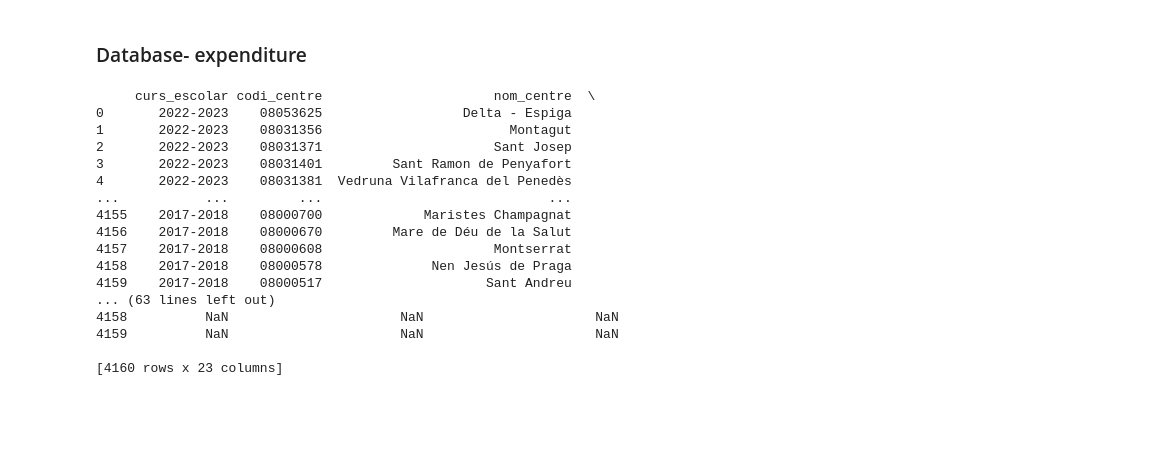
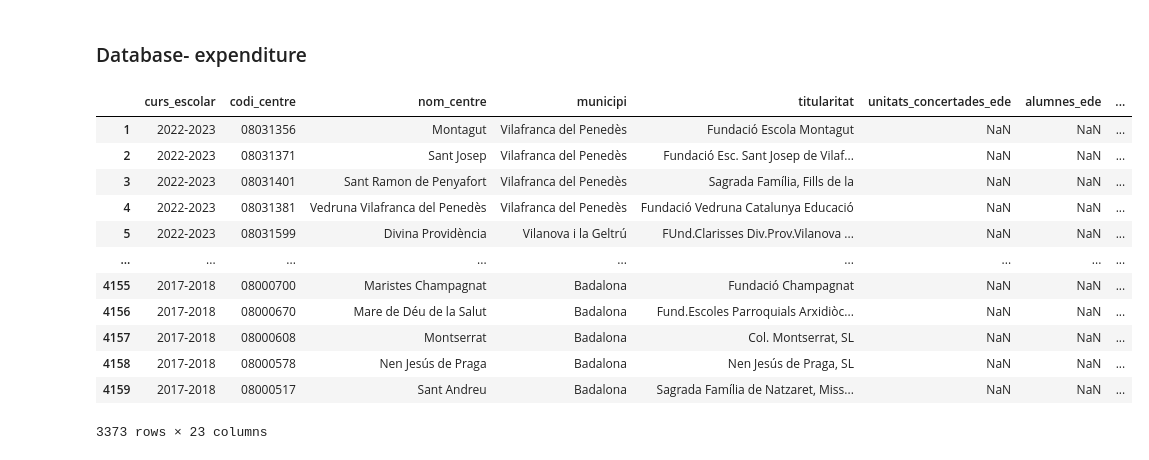
Before and after one commit to edejuan2002/avdm_Competecies, a Jupyter notebook: Eduardo/private_public.ipynb, the cells around one changed output. Drawn from its saved outputs; the diff is of its cells as text; code cells hidden in the pictures; blank space fills up the shorter version.

```diff
--- a/Eduardo/private_public.ipynb
+++ b/Eduardo/private_public.ipynb
@@ -131,25 +126,24 @@ client = Socrata("analisi.transparenciacatalunya.cat", "LvvKUfbMJLH9IdgS7C4hXbey
 results = client.get("8spq-9nx7",limit=10000)
 
 # Convert to pandas DataFrame
-Gastos = pd.DataFrame.from_records(results)
+gastos = pd.DataFrame.from_records(results)
 
 # Display the DataFrame
 #print(Gastos)
-# %% [output]
-     curs_escolar codi_centre                      nom_centre  \
-0       2022-2023    08053625                  Delta - Espiga
-1       2022-2023    08031356                        Montagut
-2       2022-2023    08031371                      Sant Josep
-3       2022-2023    08031401         Sant Ramon de Penyafort
-4       2022-2023    08031381  Vedruna Vilafranca del Penedès
-...           ...         ...                             ...
-4155    2017-2018    08000700             Maristes Champagnat
-4156    2017-2018    08000670         Mare de Déu de la Salut
-4157    2017-2018    08000608                      Montserrat
-4158    2017-2018    08000578              Nen Jesús de Praga
-4159    2017-2018    08000517                     Sant Andreu
-... (63 lines left out)
-4158          NaN                      NaN                      NaN
-4159          NaN                      NaN                      NaN
-
-[4160 rows x 23 columns]
+# %%
+gprim= gastos.dropna(subset=['unitats_concertades_pri'])
+gprim
+# %% [output]
+|  | curs_escolar | codi_centre | nom_centre | municipi | titularitat | unitats_concertades_ede | alumnes_ede | ... |
+| 1 | 2022-2023 | 08031356 | Montagut | Vilafranca del Penedès | Fundació Escola Montagut | NaN | NaN | ... |
+| 2 | 2022-2023 | 08031371 | Sant Josep | Vilafranca del Penedès | Fundació Esc. Sant Josep de Vilaf... | NaN | NaN | ... |
+| 3 | 2022-2023 | 08031401 | Sant Ramon de Penyafort | Vilafranca del Penedès | Sagrada Família, Fills de la | NaN | NaN | ... |
+| 4 | 2022-2023 | 08031381 | Vedruna Vilafranca del Penedès | Vilafranca del Penedès | Fundació Vedruna Catalunya Educació | NaN | NaN | ... |
+| 5 | 2022-2023 | 08031599 | Divina Providència | Vilanova i la Geltrú | FUnd.Clarisses Div.Prov.Vilanova ... | NaN | NaN | ... |
+| ... | ... | ... | ... | ... | ... | ... | ... | ... |
+| 4155 | 2017-2018 | 08000700 | Maristes Champagnat | Badalona | Fundació Champagnat | NaN | NaN | ... |
+| 4156 | 2017-2018 | 08000670 | Mare de Déu de la Salut | Badalona | Fund.Escoles Parroquials Arxidiòc... | NaN | NaN | ... |
+| 4157 | 2017-2018 | 08000608 | Montserrat | Badalona | Col. Montserrat, SL | NaN | NaN | ... |
+| 4158 | 2017-2018 | 08000578 | Nen Jesús de Praga | Badalona | Nen Jesús de Praga, SL | NaN | NaN | ... |
+| 4159 | 2017-2018 | 08000517 | Sant Andreu | Badalona | Sagrada Família de Natzaret, Miss... | NaN | NaN | ... |
+3373 rows × 23 columns
```
Also changed, not shown: parts of 6 cells of this notebook, 2 other files.
